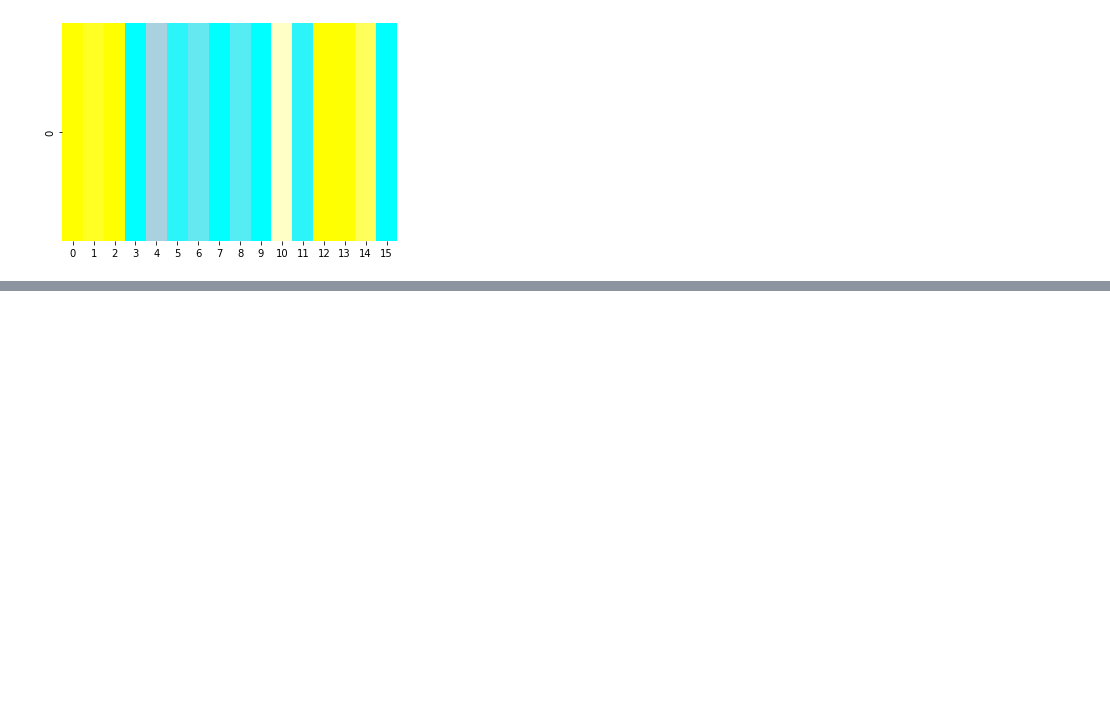
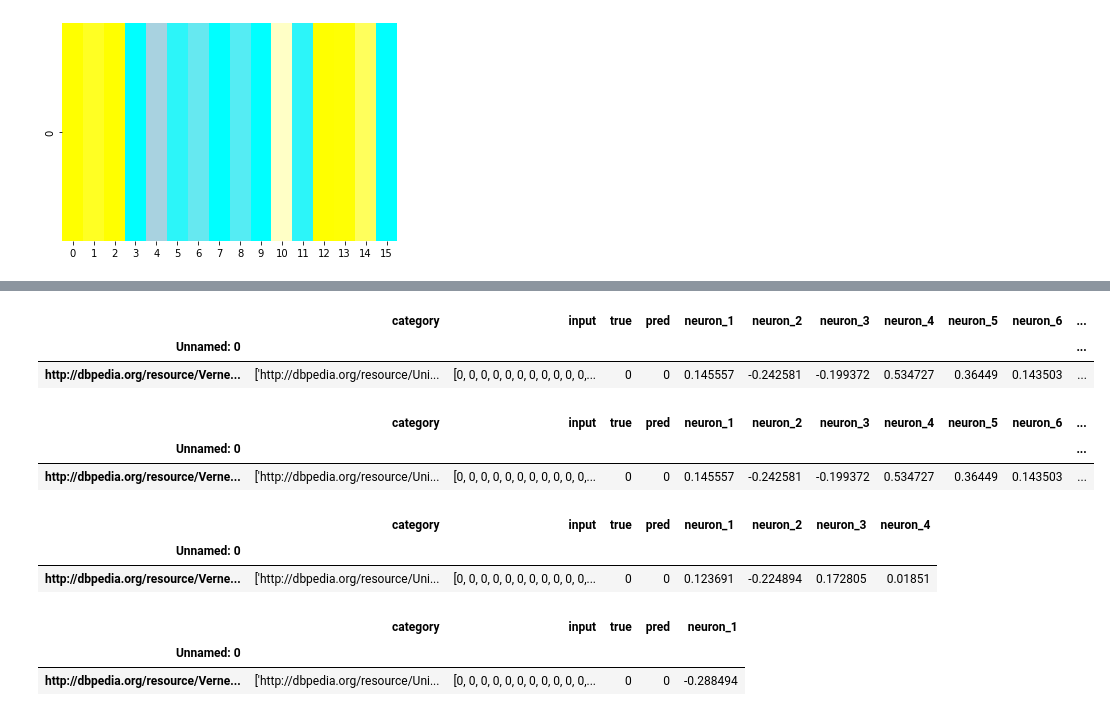
Before and after one commit to MHaurel/nn-concept-interpreter, a Jupyter notebook: visualizer/src/backend/Test.ipynb, the cells around one changed output, grey strips where cells are left out. Drawn from its saved outputs; the diff is of its cells as text; code cells hidden in the pictures; blank space fills up the shorter version.

```diff
--- a/visualizer/src/backend/Test.ipynb
+++ b/visualizer/src/backend/Test.ipynb
@@ -273,0 +307,24 @@ ax = sns.heatmap(
+# %%
+sample2[sample2.index == artist]
+# %% [output]
+|  | category | input | true | pred | neuron_1 | neuron_2 | neuron_3 | neuron_4 | neuron_5 | neuron_6 | ... |
+| Unnamed: 0 |  |  |  |  |  |  |  |  |  |  | ... |
+| http://dbpedia.org/resource/Verne... | ['http://dbpedia.org/resource/Uni... | [0, 0, 0, 0, 0, 0, 0, 0, 0, 0, 0,... | 0 | 0 | 0.145557 | -0.242581 | -0.199372 | 0.534727 | 0.36449 | 0.143503 | ... |
+# %%
+sample3[sample3.index == artist]
+# %% [output]
+|  | category | input | true | pred | neuron_1 | neuron_2 | neuron_3 | neuron_4 | neuron_5 | neuron_6 | ... |
+| Unnamed: 0 |  |  |  |  |  |  |  |  |  |  | ... |
+| http://dbpedia.org/resource/Verne... | ['http://dbpedia.org/resource/Uni... | [0, 0, 0, 0, 0, 0, 0, 0, 0, 0, 0,... | 0 | 0 | 0.145557 | -0.242581 | -0.199372 | 0.534727 | 0.36449 | 0.143503 | ... |
+# %%
+sample4[sample4.index == artist]
+# %% [output]
+|  | category | input | true | pred | neuron_1 | neuron_2 | neuron_3 | neuron_4 |
+| Unnamed: 0 |  |  |  |  |  |  |  |  |
+| http://dbpedia.org/resource/Verne... | ['http://dbpedia.org/resource/Uni... | [0, 0, 0, 0, 0, 0, 0, 0, 0, 0, 0,... | 0 | 0 | 0.123691 | -0.224894 | 0.172805 | 0.01851 |
+# %%
+sample5[sample5.index == artist]
+# %% [output]
+|  | category | input | true | pred | neuron_1 |
+| Unnamed: 0 |  |  |  |  |  |
+| http://dbpedia.org/resource/Verne... | ['http://dbpedia.org/resource/Uni... | [0, 0, 0, 0, 0, 0, 0, 0, 0, 0, 0,... | 0 | 0 | -0.288494 |
```
Also changed, not shown: parts of 6 cells of this notebook, 14 other files.
